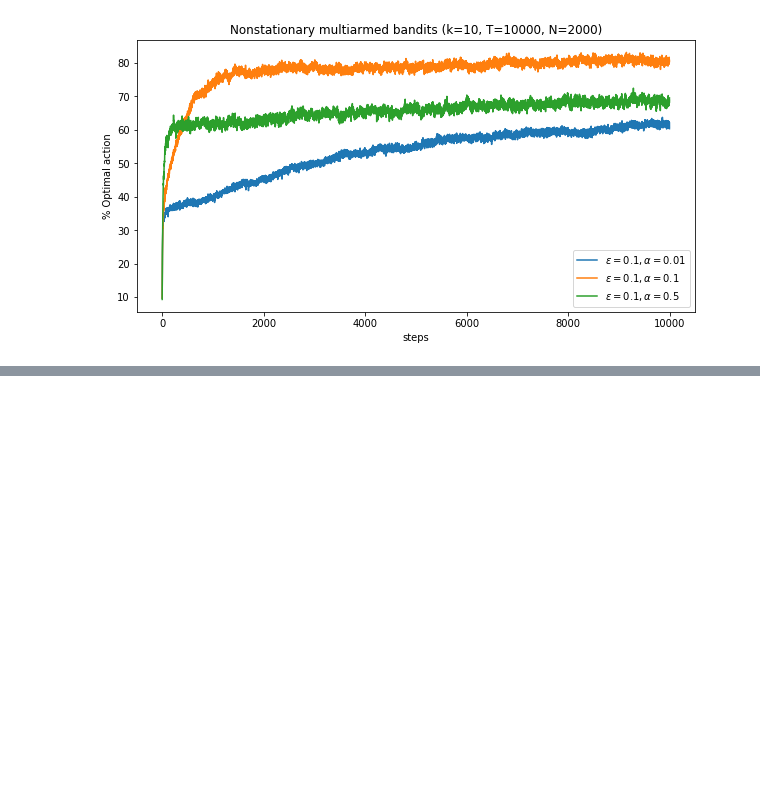
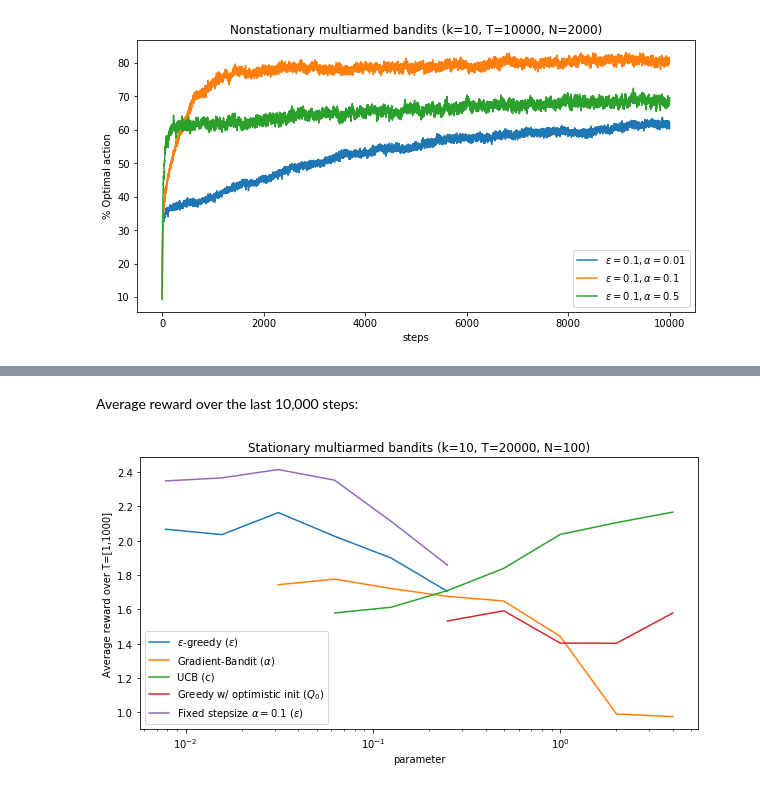
Before and after one commit to ezorita/reinforcement_learning, a Jupyter notebook: 2-multiarmed_bandits/multiarmed_bandits_testbed.ipynb, the cells around one changed output, grey strips where cells are left out. Saved outputs shown, nothing was run; the diff lists cells and outputs as text; code cells hidden in the pictures; blank space fills up the shorter version.

```diff
--- a/2-multiarmed_bandits/multiarmed_bandits_testbed.ipynb
+++ b/2-multiarmed_bandits/multiarmed_bandits_testbed.ipynb
@@ -259,0 +475,17 @@ plt.legend([r'$\epsilon=0.1, \alpha=0.01$',r'$\epsilon=0.1, \alpha=0.1$',r'$\eps
+# %% [markdown]
+Average reward over the last 10,000 steps:
+# %%
+# Plot
+plt.figure(figsize=(10,5))
+plt.title('Stationary multiarmed bandits (k=10, T={}, N={})'.format(T,N))
+plt.xlabel('parameter')
+plt.ylabel('Average reward over T=[1,1000]')
+plt.plot([1/128, 1/64, 1/32, 1/16, 1/8, 1/4], eg_reward)
+plt.plot([1/32, 1/16, 1/8, 1/4, 1/2, 1, 2, 4], gb_reward)
+plt.plot([1/16, 1/8, 1/4, 1/2, 1, 2, 4], ucb_reward)
+plt.plot([1/4, 1/2, 1, 2, 4], oi_reward)
+plt.plot([1/128, 1/64, 1/32, 1/16, 1/8, 1/4], fs_reward)
+plt.xscale('log')
+plt.legend([r'$\epsilon$-greedy ($\epsilon$)', r'Gradient-Bandit ($\alpha$)', 'UCB (c)', r'Greedy w/ optimistic init ($Q_0$)', r'Fixed stepsize $\alpha=0.1$ ($\epsilon$)']);
+# %% [output]
+[figure, added]
```
Also changed, not shown: parts of 19 cells of this notebook.
